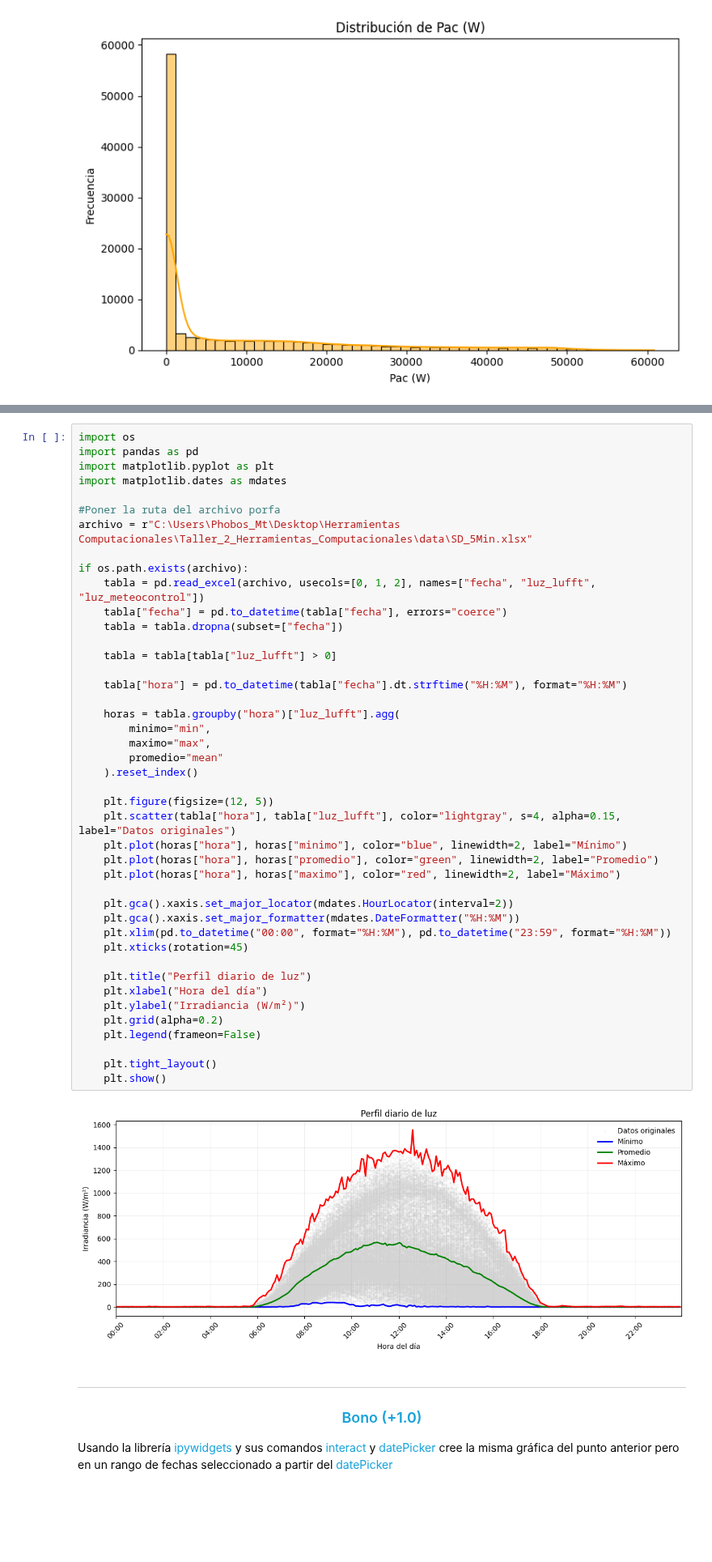
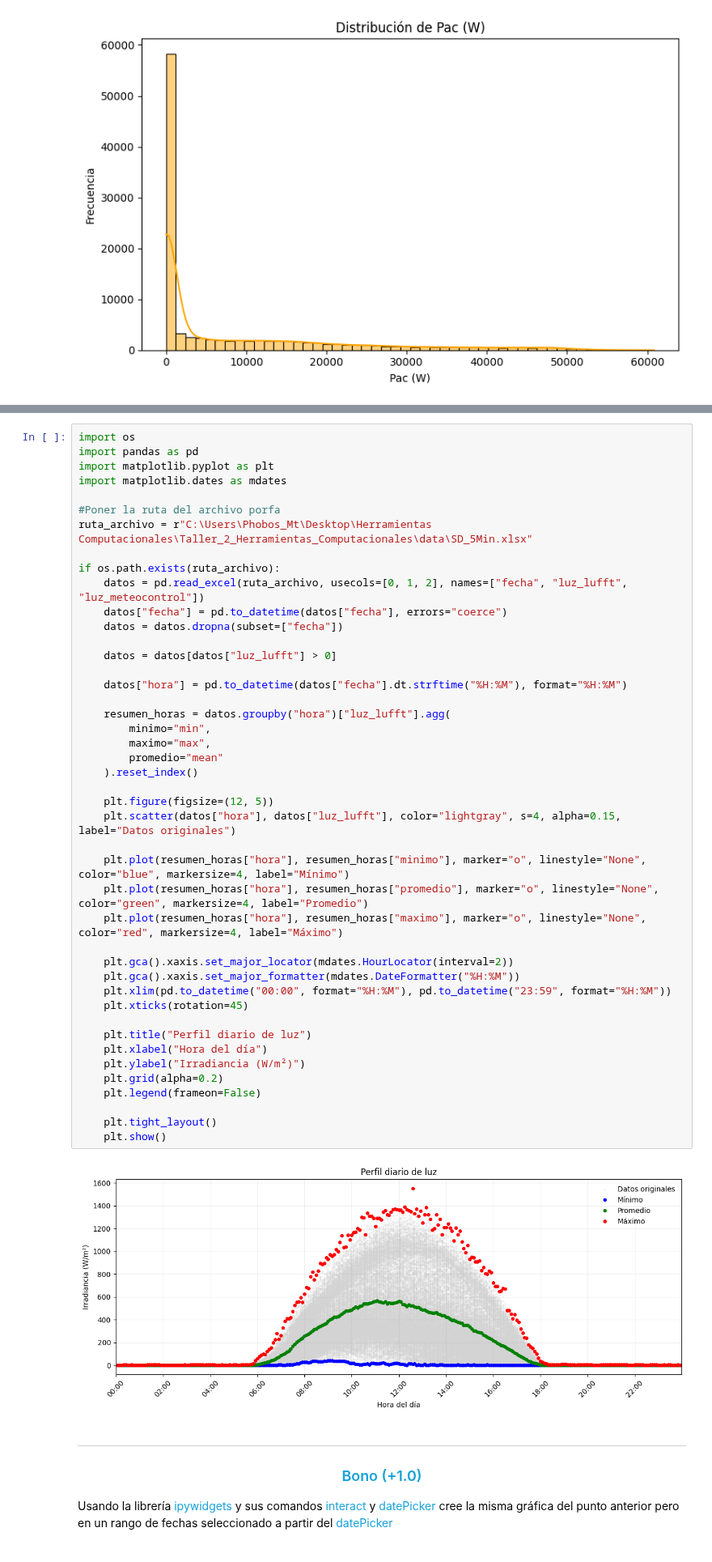
Before and after one commit to Juanvalencia112/Taller1_Herramientas_computacionales, a Jupyter notebook: taller2_herramientas/Taller 2. Herramientas.ipynb, the cells around one changed output, grey strips where cells are left out. Shown at 81% size. Cells and saved outputs as stored; diff of their text form; blank space fills up the shorter version.

```diff
--- a/taller2_herramientas/Taller 2. Herramientas.ipynb
+++ b/taller2_herramientas/Taller 2. Herramientas.ipynb
@@ -109,46 +109,47 @@ import os
 import pandas as pd
 import matplotlib.pyplot as plt
 import matplotlib.dates as mdates
 
 #Poner la ruta del archivo porfa
-archivo = r"C:\Users\Phobos_Mt\Desktop\Herramientas Computacionales\Taller_2_Herramientas_Computacionales\data\SD_5Min.xlsx"
+ruta_archivo = r"C:\Users\Phobos_Mt\Desktop\Herramientas Computacionales\Taller_2_Herramientas_Computacionales\data\SD_5Min.xlsx"
 
-if os.path.exists(archivo):
-    tabla = pd.read_excel(archivo, usecols=[0, 1, 2], names=["fecha", "luz_lufft", "luz_meteocontrol"])
-    tabla["fecha"] = pd.to_datetime(tabla["fecha"], errors="coerce")
-    tabla = tabla.dropna(subset=["fecha"])
+if os.path.exists(ruta_archivo):
+    datos = pd.read_excel(ruta_archivo, usecols=[0, 1, 2], names=["fecha", "luz_lufft", "luz_meteocontrol"])
+    datos["fecha"] = pd.to_datetime(datos["fecha"], errors="coerce")
+    datos = datos.dropna(subset=["fecha"])
 
-    tabla = tabla[tabla["luz_lufft"] > 0]
+    datos = datos[datos["luz_lufft"] > 0]
 
-    tabla["hora"] = pd.to_datetime(tabla["fecha"].dt.strftime("%H:%M"), format="%H:%M")
+    datos["hora"] = pd.to_datetime(datos["fecha"].dt.strftime("%H:%M"), format="%H:%M")
 
-    horas = tabla.groupby("hora")["luz_lufft"].agg(
+    resumen_horas = datos.groupby("hora")["luz_lufft"].agg(
         minimo="min",
         maximo="max",
         promedio="mean"
     ).reset_index()
 
     plt.figure(figsize=(12, 5))
-    plt.scatter(tabla["hora"], tabla["luz_lufft"], color="lightgray", s=4, alpha=0.15, label="Datos originales")
-    plt.plot(horas["hora"], horas["minimo"], color="blue", linewidth=2, label="Mínimo")
-    plt.plot(horas["hora"], horas["promedio"], color="green", linewidth=2, label="Promedio")
-    plt.plot(horas["hora"], horas["maximo"], color="red", linewidth=2, label="Máximo")
+    plt.scatter(datos["hora"], datos["luz_lufft"], color="lightgray", s=4, alpha=0.15, label="Datos originales")
+
+    plt.plot(resumen_horas["hora"], resumen_horas["minimo"], marker="o", linestyle="None", color="blue", markersize=4, label="Mínimo")
+    plt.plot(resumen_horas["hora"], resumen_horas["promedio"], marker="o", linestyle="None", color="green", markersize=4, label="Promedio")
+    plt.plot(resumen_horas["hora"], resumen_horas["maximo"], marker="o", linestyle="None", color="red", markersize=4, label="Máximo")
 
     plt.gca().xaxis.set_major_locator(mdates.HourLocator(interval=2))
     plt.gca().xaxis.set_major_formatter(mdates.DateFormatter("%H:%M"))
     plt.xlim(pd.to_datetime("00:00", format="%H:%M"), pd.to_datetime("23:59", format="%H:%M"))
     plt.xticks(rotation=45)
 
     plt.title("Perfil diario de luz")
     plt.xlabel("Hora del día")
     plt.ylabel("Irradiancia (W/m²)")
     plt.grid(alpha=0.2)
     plt.legend(frameon=False)
 
     plt.tight_layout()
     plt.show()
 # %% [output]
-[figure, old version]
+[figure, new version]
 # %% [markdown]
 ___
 ### <span style="color: #1AA3D9"><center> Bono (+1.0)
```
